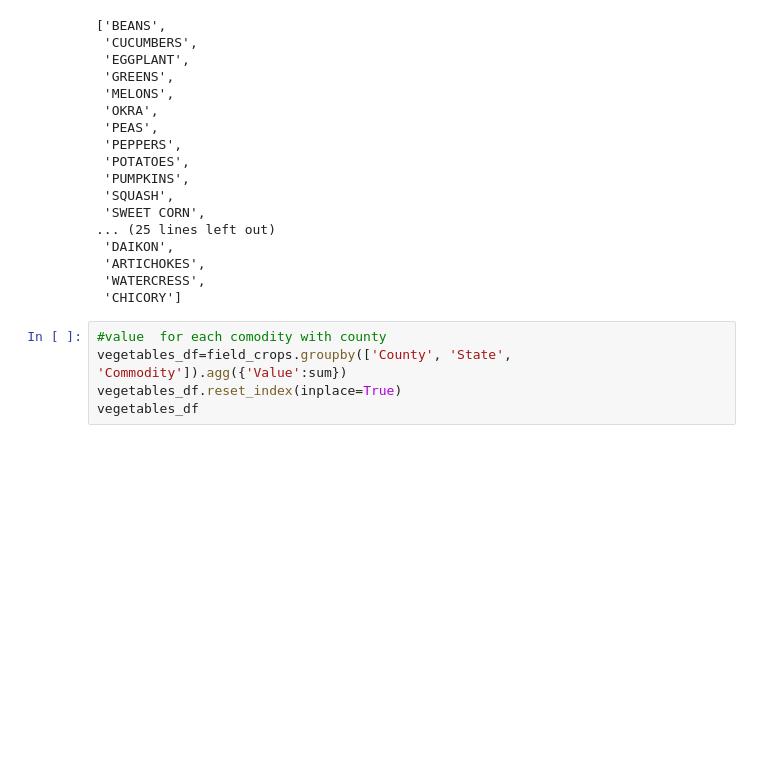
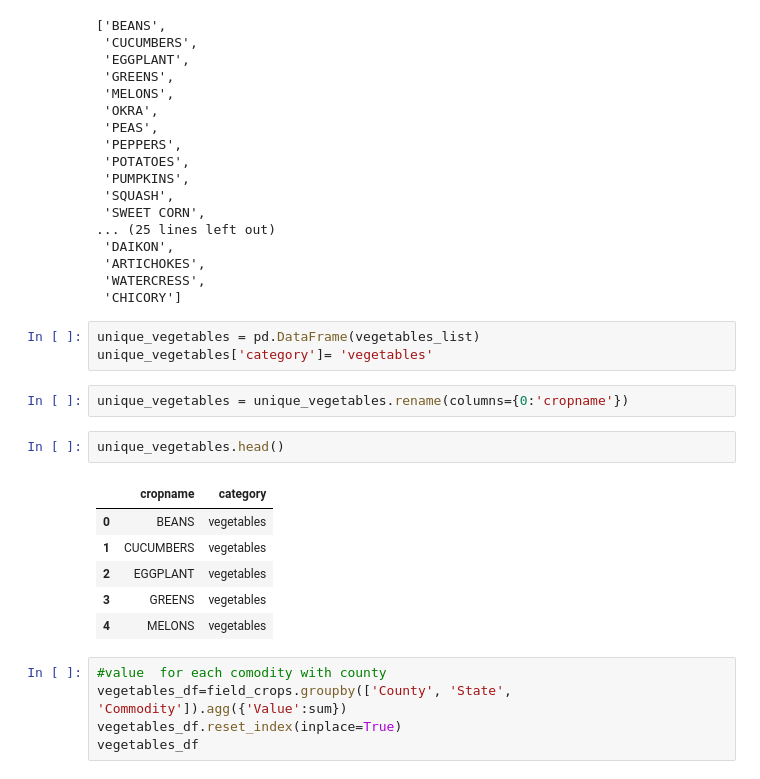
Before and after one commit to pandeysudip/us-agriculture, a Jupyter notebook: data_analysis.ipynb, the cells around one changed output. Saved outputs shown, nothing was run; the diff lists cells and outputs as text; blank space fills up the shorter version.

```diff
--- a/data_analysis.ipynb
+++ b/data_analysis.ipynb
@@ -130,6 +135,20 @@ vegetables_list
  'ARTICHOKES',
  'WATERCRESS',
  'CHICORY']
+# %%
+unique_vegetables = pd.DataFrame(vegetables_list)
+unique_vegetables['category']= 'vegetables'
+# %%
+unique_vegetables = unique_vegetables.rename(columns={0:'cropname'})
+# %%
+unique_vegetables.head()
+# %% [output]
+|  | cropname | category |
+| 0 | BEANS | vegetables |
+| 1 | CUCUMBERS | vegetables |
+| 2 | EGGPLANT | vegetables |
+| 3 | GREENS | vegetables |
+| 4 | MELONS | vegetables |
 # %%
 #value  for each comodity with county
 vegetables_df=field_crops.groupby(['County', 'State', 'Commodity']).agg({'Value':sum})
```
Also changed, not shown: parts of 10 cells of this notebook, 9 other files.
